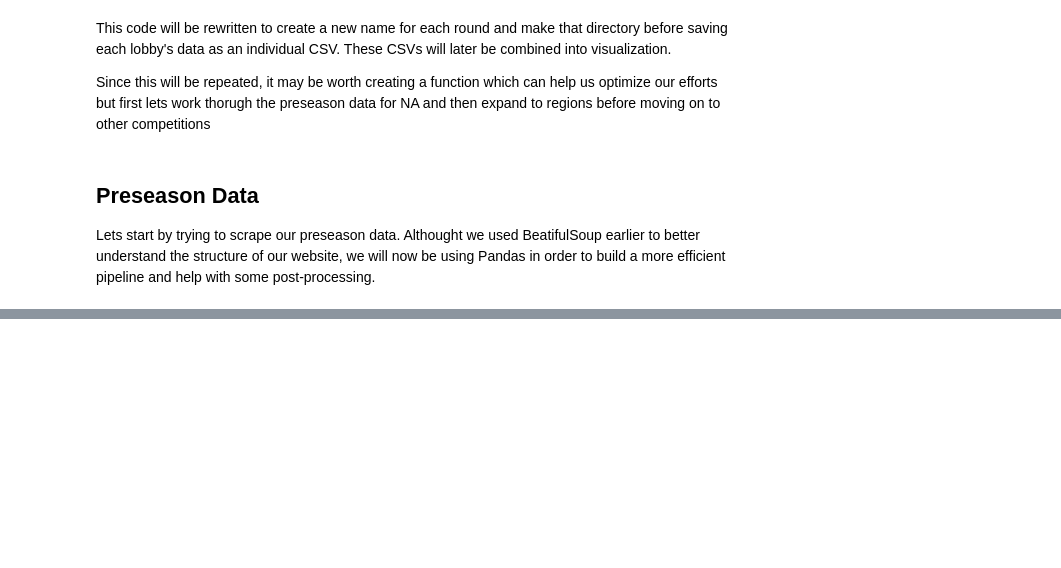
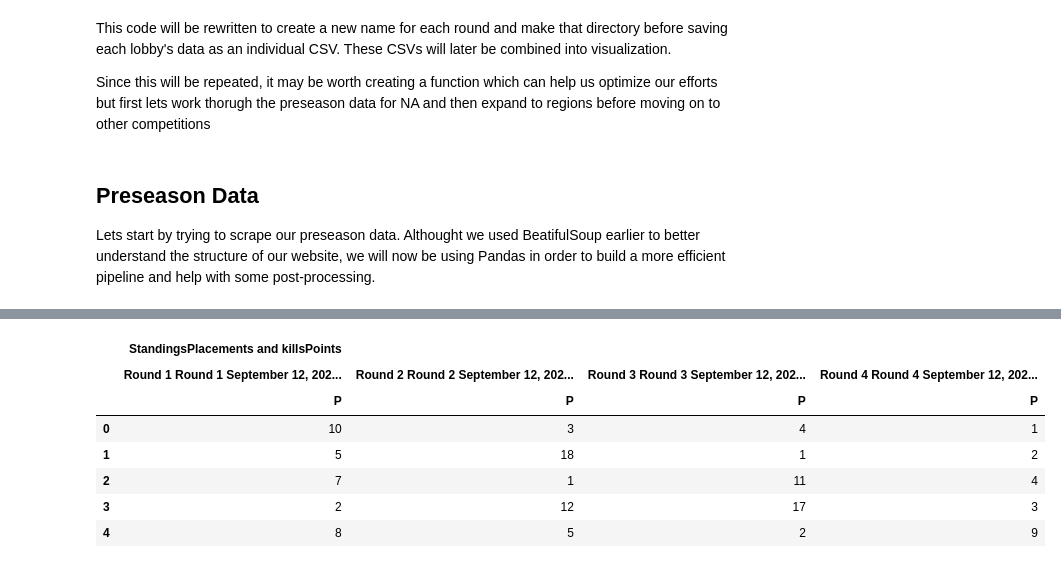
Before and after one commit to lutimoth/DataSci-Projects-and-KaggleComps, a Jupyter notebook: Data Science Projects/ALGS Visualization/DataScrape/ALGS Liquidpedia Data Scrape.ipynb, the cells around one changed output, grey strips where cells are left out. Drawn from its saved outputs; the diff is of its cells as text; code cells hidden in the pictures; blank space fills up the shorter version.

```diff
--- a/Data Science Projects/ALGS Visualization/DataScrape/ALGS Liquidpedia Data Scrape.ipynb
+++ b/Data Science Projects/ALGS Visualization/DataScrape/ALGS Liquidpedia Data Scrape.ipynb
@@ -414,0 +308,6 @@ for _ in rounds:
+# %%
+# Lets test replacing a value
+# A person in first place is marked as position 1 with a point-value of 12. This gives a final "output" of 112
+# We should replace all values of 112 with the value of 1
+test = df.iloc[0:5, 3:11:2].replace(112,1)
+test.head()
@@ -414,0 +323,17 @@ for _ in rounds:
+# %%
+unique_points = [112, 29, 37, 45, 54, 63, 73, 82, 92, 102, 111, 121, 131, 141, 151, 160, 170, 180, 190, 200]
+replacement = [1, 2, 3, 4, 5, 6, 7, 8, 9, 10, 11, 12, 13, 14, 15, 16, 17, 18, 19, 20]
+
+for i in range(len(unique_points)):
+    test = test.replace(unique_points[i], replacement[i])
+
+test
+# %% [output]
+|  | StandingsPlacements and killsPoints |  |  |  |
+|  | Round 1 Round 1 September 12, 202... | Round 2 Round 2 September 12, 202... | Round 3 Round 3 September 12, 202... | Round 4 Round 4 September 12, 202... |
+|  | P | P | P | P |
+| 0 | 10 | 3 | 4 | 1 |
+| 1 | 5 | 18 | 1 | 2 |
+| 2 | 7 | 1 | 11 | 4 |
+| 3 | 2 | 12 | 17 | 3 |
+| 4 | 8 | 5 | 2 | 9 |
```
Also changed, not shown: parts of 24 cells of this notebook.
